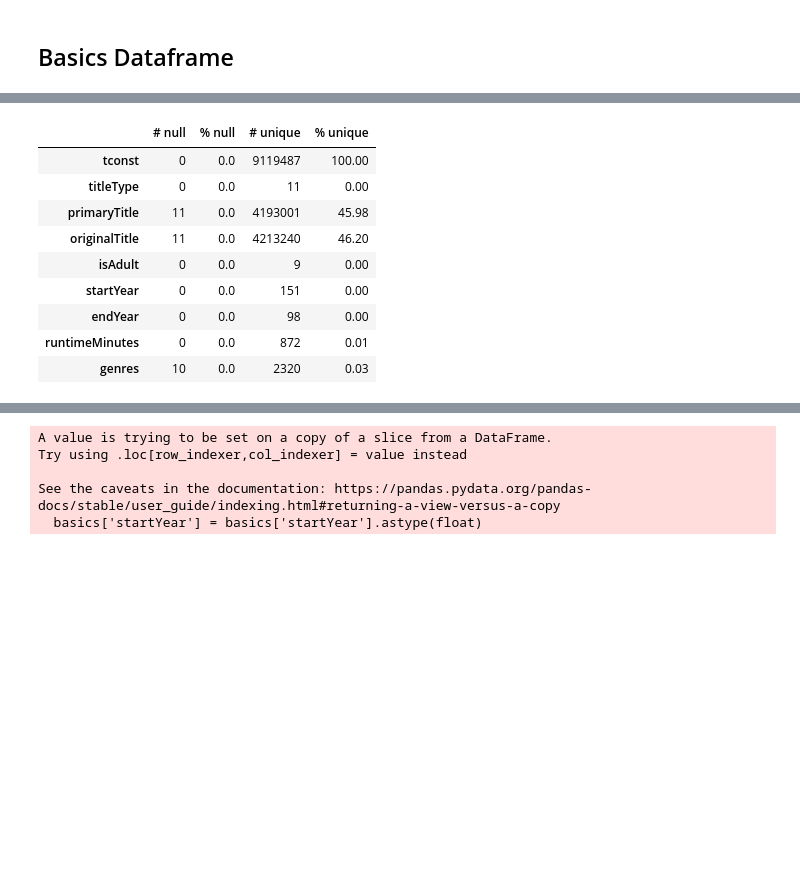
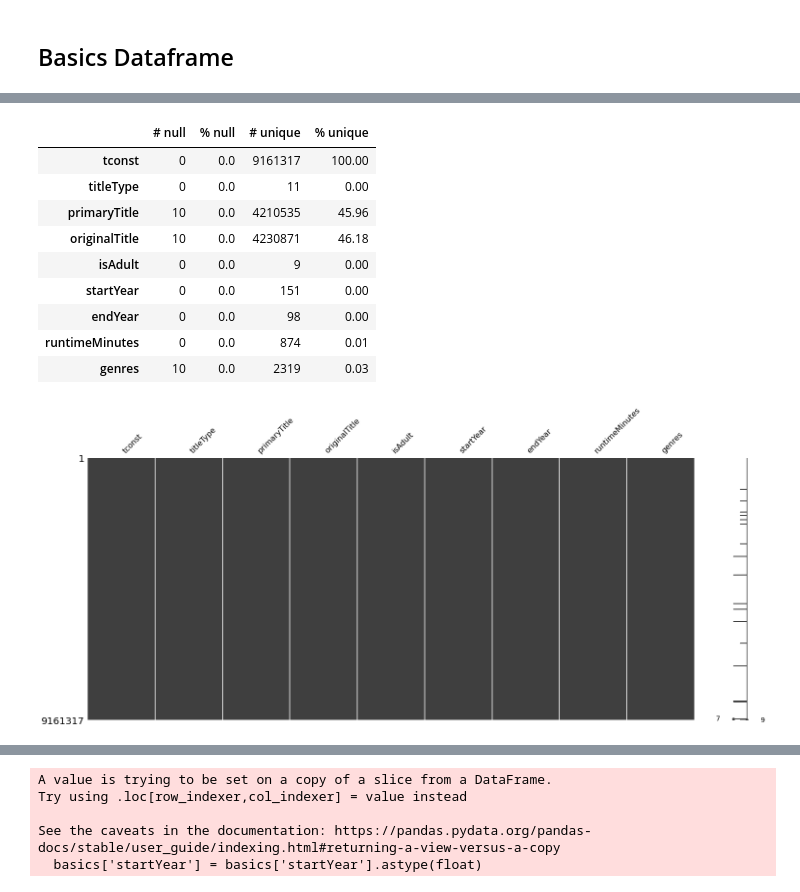
Before and after one commit to cole-beach/What-Makes-A-Movie-Successful, a Jupyter notebook: What Makes a Movie Successful - Part 01.ipynb, the cells around one changed output, grey strips where cells are left out. Cells and saved outputs as stored; diff of their text form; code cells hidden in the pictures; blank space fills up the shorter version.

```diff
--- a/What Makes a Movie Successful - Part 01.ipynb
+++ b/What Makes a Movie Successful - Part 01.ipynb
@@ -28,8 +76,9 @@ sorted(os.listdir("Data/"))
 # %% [markdown]
 ## Basics Dataframe
 # %%
-basics_url = "https://datasets.imdbws.com/title.basics.tsv.gz"
-basics = pd.read_csv(basics_url,sep='\t', low_memory=False)
+## title basics
+url_title_basics = 'https://datasets.imdbws.com/title.basics.tsv.gz'
+basics = pd.read_csv(url_title_basics, sep='\t',low_memory=False)
 basics.info()
 basics.head()
 # %% [output]
@@ -60,15 +114,17 @@ memory usage: 626.2+ MB
 # %%
-check_nulls_nunique(basics)
+## checking null values
+pf.check_nulls_nunique(basics)
 # %% [output]
 |  | # null | % null | # unique | % unique |
-| tconst | 0 | 0.0 | 9119487 | 100.00 |
+| tconst | 0 | 0.0 | 9161317 | 100.00 |
 | titleType | 0 | 0.0 | 11 | 0.00 |
-| primaryTitle | 11 | 0.0 | 4193001 | 45.98 |
-| originalTitle | 11 | 0.0 | 4213240 | 46.20 |
+| primaryTitle | 10 | 0.0 | 4210535 | 45.96 |
+| originalTitle | 10 | 0.0 | 4230871 | 46.18 |
 | isAdult | 0 | 0.0 | 9 | 0.00 |
 | startYear | 0 | 0.0 | 151 | 0.00 |
 | endYear | 0 | 0.0 | 98 | 0.00 |
-| runtimeMinutes | 0 | 0.0 | 872 | 0.01 |
-| genres | 10 | 0.0 | 2320 | 0.03 |
+| runtimeMinutes | 0 | 0.0 | 874 | 0.01 |
+| genres | 10 | 0.0 | 2319 | 0.03 |
+[figure, added]
 # %%
 basics.replace({'\\N':np.nan},inplace=True)
```
Also changed, not shown: parts of 44 cells of this notebook, 4 other files.
